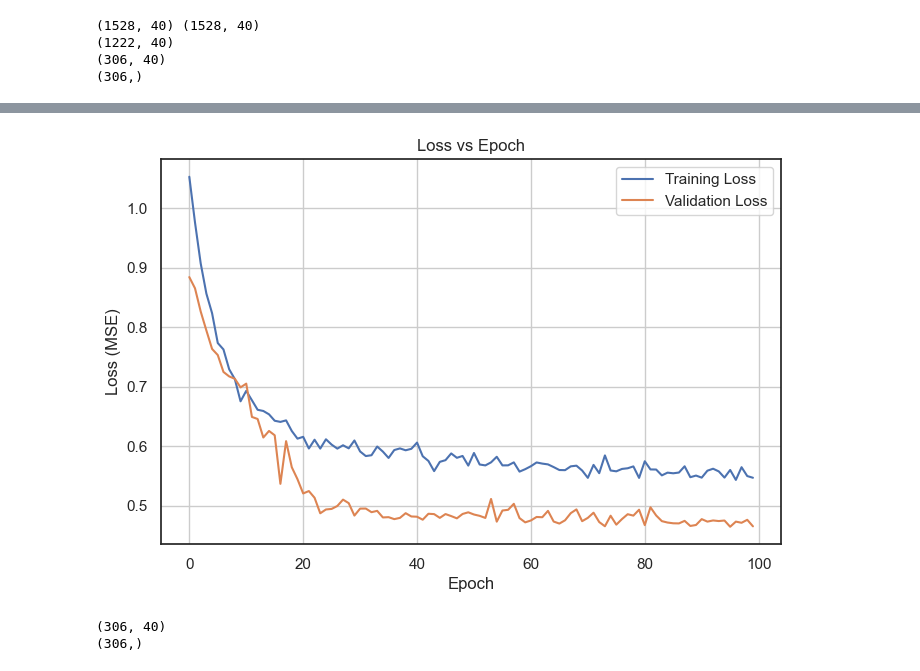
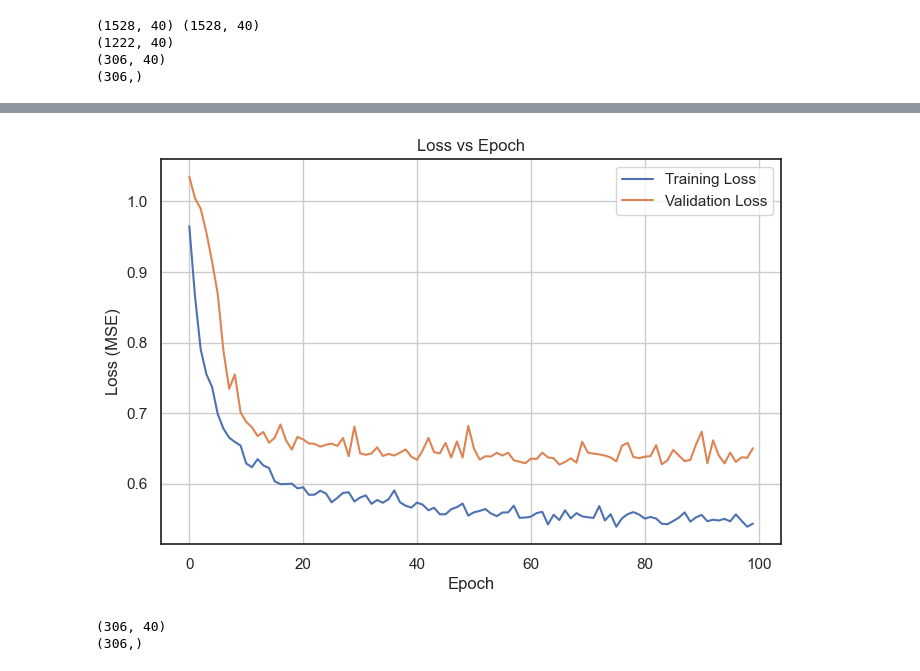
Before and after one commit to pereira-elizabeth/Machine-Learning-to-extract-intrinsic-parameters-for-a-PIC-platform-, a Jupyter notebook: notebooks/case_B_execution.ipynb, the cells around one changed output, grey strips where cells are left out. Saved outputs shown, nothing was run; the diff lists cells and outputs as text; code cells hidden in the pictures.

```diff
--- a/notebooks/case_B_execution.ipynb
+++ b/notebooks/case_B_execution.ipynb
@@ -412,29 +406,21 @@ plt.show()
 # Add channel dim for Conv1D: (n_samples, n_freqs, 1).
 
 import numpy as np
-from picml.models import create_model_B_2
 
-# add channel dim for CNN
-new_X_train_cnn = new_X_train_scaled[..., np.newaxis]
-new_X_test_cnn  = new_X_test_scaled[..., np.newaxis]
+new_X_train_scaled_cnn = new_X_train_scaled[..., np.newaxis]
+new_X_test_scaled_cnn = new_X_test_scaled[..., np.newaxis]
 
-model_sc = create_model_B_2()
-model_sc.compile(optimizer="adam", loss="mse")
+model_sc, history_sc, test_loss = train_case_B_model2(
+    new_X_train_scaled_cnn,
+    new_y_train_scaled,
+    new_X_test_scaled_cnn,
+    new_y_test_scaled)
 
-history_sc = model_sc.fit(
-    new_X_train_cnn,
-    new_y_train_scaled,
-    epochs=100,
-    batch_size=40,
-    validation_split=0.2,
-    verbose=1
-)
-
-loss = model_sc.evaluate(new_X_test_cnn, new_y_test_scaled, verbose=0)
+loss = model_sc.evaluate(new_X_test_scaled_cnn, new_y_test_scaled, verbose=0)
 print("Stage-2 test loss:", float(loss))
 
-new_y_pred_train = model_sc.predict(new_X_train_cnn)
-new_y_pred_test  = model_sc.predict(new_X_test_cnn)
+new_y_pred_train = model_sc.predict(new_X_train_scaled_cnn)
+new_y_pred_test  = model_sc.predict(new_X_test_scaled_cnn)
 
 print("pred train:", new_y_pred_train.shape, "true train:", new_y_train.shape)
 print("pred test :", new_y_pred_test.shape,  "true test :", new_y_test.shape)
@@ -459,22 +445,22 @@ pred test : (306, 40) true test : (306, 40)
 # %%
 import matplotlib.pyplot as plt
 
 # Extract training and validation loss from history
-train_loss = history_sc.history['loss']
-val_loss = history_sc.history['val_loss']
+train_loss = history_sc['loss']
+val_loss = history_sc['val_loss']
 
 # Plot
 plt.figure(figsize=(8,5))
 plt.plot(train_loss, label='Training Loss')
 plt.plot(val_loss, label='Validation Loss')
 plt.xlabel('Epoch')
 plt.ylabel('Loss (MSE)')
 plt.title('Loss vs Epoch')
 plt.legend()
 plt.grid(True)
 plt.show()
 # %% [output]
-[figure, old version]
+[figure, new version]
 # %%
 pred_y_train = scalerny.inverse_transform(new_y_pred_train)
 pred_y_test = scalerny.inverse_transform(new_y_pred_test)
```
Also changed, not shown: parts of 15 cells of this notebook, 2 other files.
